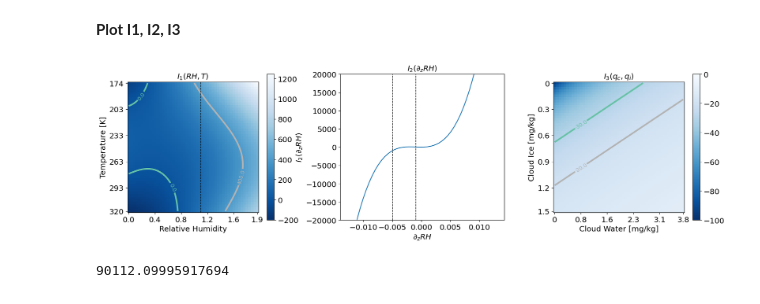
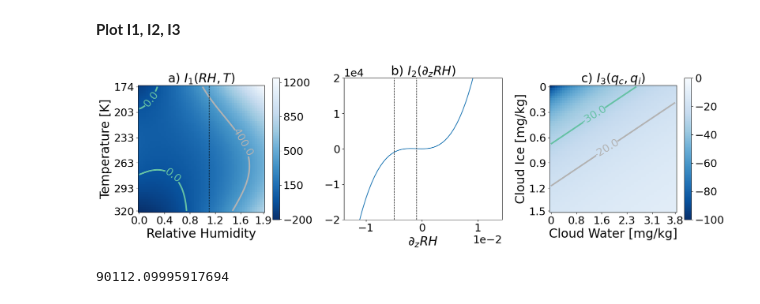
Before and after one commit to EyringMLClimateGroup/grundner23james_EquationDiscovery_CloudCover, a Jupyter notebook: sec6_physical_interpretation/optimize_coefs_EQ4_check_physical_eqns.ipynb, the cells around one changed output. Cells and saved outputs as stored; diff of their text form; code cells hidden in the pictures.

Commit message:
Improved figures 5,6

```diff
--- a/sec6_physical_interpretation/optimize_coefs_EQ4_check_physical_eqns.ipynb
+++ b/sec6_physical_interpretation/optimize_coefs_EQ4_check_physical_eqns.ipynb
@@ -47,7 +47,7 @@ loc = {}
 for i in range(len(features)):
     loc[features[i]] = i
 # %%
-path_data = os.path.join('~/my_work/icon-ml_data/cloud_cover_parameterization/neighborhood_based_SR_DYAMOND')
+path_data = os.path.join(os.environ['HOME'] + '/my_work/icon-ml_data/cloud_cover_parameterization/neighborhood_based_SR_DYAMOND')
 
 # Load the input data and pick the five best features (rh, ta, clw, cli, rh_z)
 input_data = np.load(path_data + '/cloud_cover_input_dyamond.npy')
@@ -184,11 +184,11 @@ from pylab import meshgrid,cm,imshow,contour,clabel,colorbar,axis,title,show
 from matplotlib import colors
 
 # Increase the general font size
-matplotlib.rcParams['legend.fontsize'] = 'x-large'
-matplotlib.rcParams['axes.labelsize'] = 'x-large' # For an axes xlabel and ylabel
-matplotlib.rcParams['axes.titlesize'] = 'x-large'
-matplotlib.rcParams['xtick.labelsize'] = 'x-large'
-matplotlib.rcParams['ytick.labelsize'] = 'x-large'
+matplotlib.rcParams['legend.fontsize'] = 14.4
+matplotlib.rcParams['axes.labelsize'] = 24.25 # For an axes xlabel and ylabel
+matplotlib.rcParams['axes.titlesize'] = 24.25
+matplotlib.rcParams['xtick.labelsize'] = 21
+matplotlib.rcParams['ytick.labelsize'] = 21
 
 # Setting up the figure
 fig = plt.figure(figsize=(20, 5))
@@ -223,12 +223,12 @@ for i, title_name in enumerate(plot_titles):
 
         im = ax.imshow(Z, cmap='Blues_r')
         cset = ax.contour(Z, [0, 400], linewidths=3,cmap=cm.Set2)
-        plt.clabel(cset,inline=True,fmt='%1.1f',fontsize=10)
-        colorbar(im)
+        plt.clabel(cset,inline=True,fmt='%1.1f',fontsize=21)
+        colorbar(im, ticks=[-200,150,500,850,1200])
 
         plt.xlabel('Relative Humidity')
         plt.ylabel('Temperature [K]')
-        plt.title('$I_1(RH, T)$')
+        plt.title('a) $I_1(RH, T)$')
 
         plt.axvline(x=(50/2)*1.1, ls='--', color='black', lw=1)
 
@@ -242,42 +242,44 @@ for i, title_name in enumerate(plot_titles):
 
         plt.xlabel('$\partial_zRH$')
         # plt.ylabel('$I_2(\partial_zRH)$')
-        plt.title('$I_2(\partial_zRH)$')
+        plt.title('b) $ I_2(\partial_zRH)$')
+
+        plt.ticklabel_format(axis='both', style='sci', scilimits=(-2,4))
 
         plt.axvline(x=-0.005, ls='--', color='black', lw=1)
         plt.axvline(x=-0.001, ls='--', color='black', lw=1)
 
         plt.ylim([-20000,20000])
 
     # Third subplot
     if i == 2:
         # Set up the meshgrid
         x = np.linspace(clw_min, clw_max/500, N_x)
         y = np.linspace(cli_min, cli_max/500, N_y)
         X,Y = meshgrid(x, y)
 
         Z = -1/(8641*X + 32544*Y + 0.0106)
 
         ax = plt.subplot(1, 3, 3, xticks=[0,10,20,30,40,49], yticks=[0,10,20,30,40,49])
         ax.set_xticklabels(['0'] + ['%.1f'%val for val in [10**6*x[10],10**6*x[20],10**6*x[30],10**6*x[40],10**6*x[49]]])
         ax.set_yticklabels(['0'] + ['%.1f'%val for val in [10**6*y[10],10**6*y[20],10**6*y[30],10**6*y[40],10**6*y[49]]])
 
         im = ax.imshow(Z, cmap='Blues_r', vmin=-100, vmax=0)
         cset = ax.contour(Z, [-30, -20], linewidths=3,cmap=cm.Set2)
-        plt.clabel(cset,inline=True,fmt='%1.1f',fontsize=10)
+        plt.clabel(cset,inline=True,fmt='%1.1f',fontsize=21)
         colorbar(im)
 
         plt.xlabel('Cloud Water [mg/kg]')
         plt.ylabel('Cloud Ice [mg/kg]')
-        plt.title('$I_3(q_c, q_i)$')
+        plt.title('c) $I_3(q_c, q_i)$')
 
 # cbar_ax = fig.add_axes([0.905, 0.15, 0.02, 0.7])
 # cb = fig.colorbar(im, cax=cbar_ax)
 # cb.ax.set_title('[%]')
 
-# plt.savefig('./I1_I2_I3.pdf', bbox_inches='tight')
+plt.savefig('I1_I2_I3.pdf', bbox_inches='tight')
 # %% [output]
-[figure, old version]
+[figure, new version]
 # %%
 np.mean(input_data[np.where(input_data[:, loc_all['rh_z']] < -0.003), loc_all['pa']])
 # %% [output]
```
Also changed, not shown: parts of 2 cells of this notebook, 8 other files.
